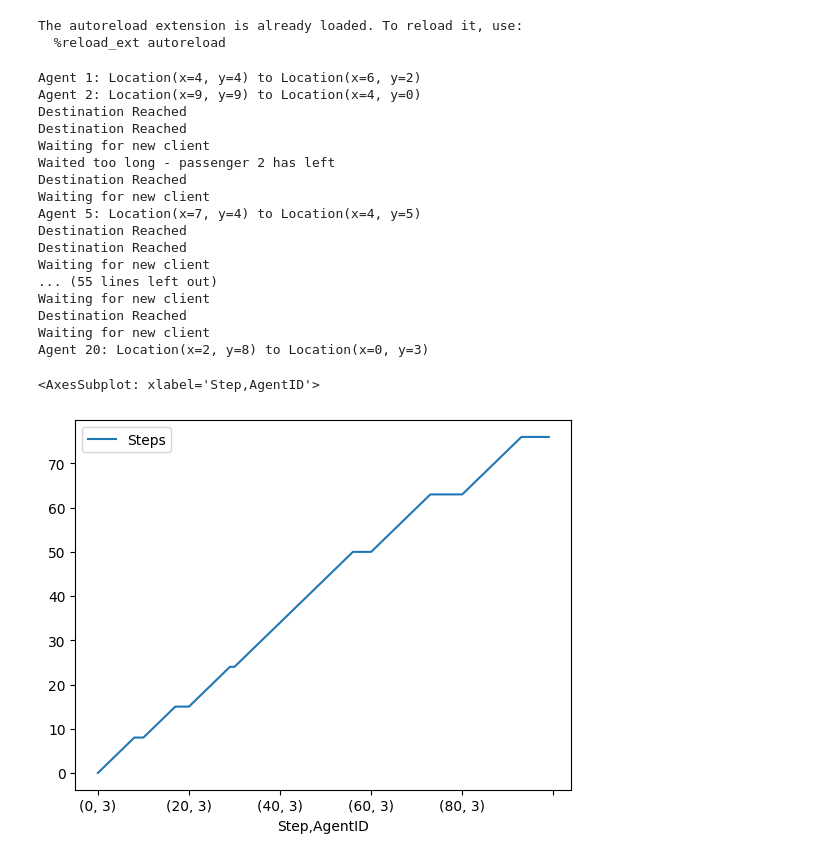
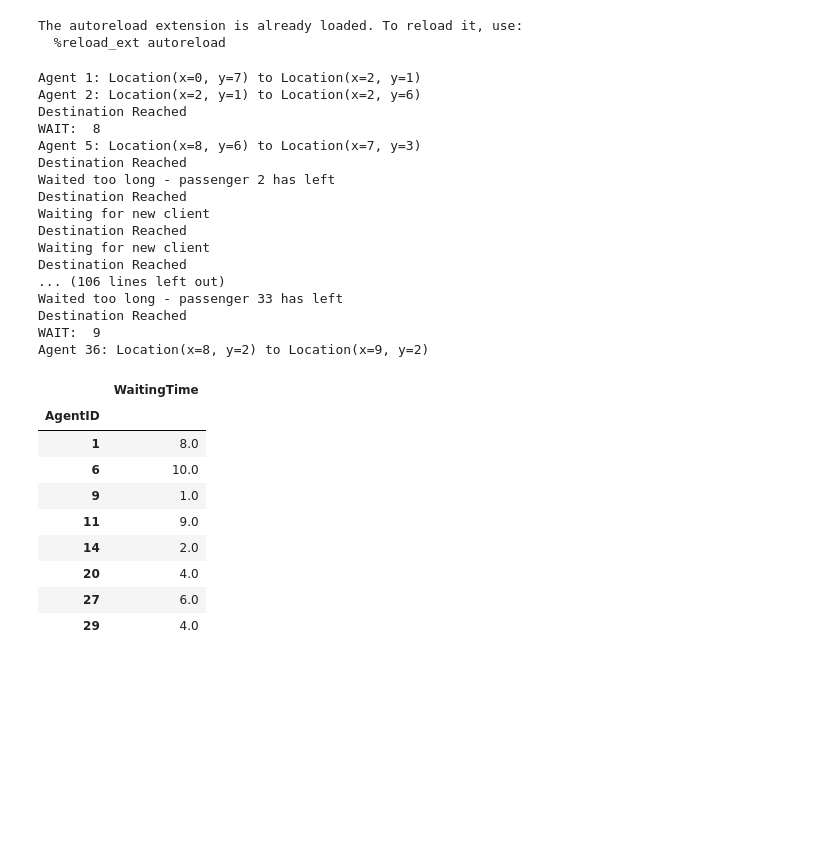
Before and after one commit to lokhei/Ridesharing-Simulation, a Jupyter notebook: TransportModel/TransportModelSimulation.ipynb, the cells around one changed output. Drawn from its saved outputs; the diff is of its cells as text; code cells hidden in the pictures; blank space fills up the shorter version.

```diff
--- a/TransportModel/TransportModelSimulation.ipynb
+++ b/TransportModel/TransportModelSimulation.ipynb
@@ -8,31 +8,23 @@ The autoreload extension is already loaded. To reload it, use:
   %reload_ext autoreload
 # %%
 model = TransportModel(2, 1, 10, 10)
-for i in range(100):
+for i in range(200):
     model.step()
 # %% [output]
-Agent 1: Location(x=4, y=4) to Location(x=6, y=2)
-Agent 2: Location(x=9, y=9) to Location(x=4, y=0)
+Agent 1: Location(x=0, y=7) to Location(x=2, y=1)
+Agent 2: Location(x=2, y=1) to Location(x=2, y=6)
 Destination Reached
+WAIT:  8
+Agent 5: Location(x=8, y=6) to Location(x=7, y=3)
 Destination Reached
-Waiting for new client
 Waited too long - passenger 2 has left
 Destination Reached
 Waiting for new client
-Agent 5: Location(x=7, y=4) to Location(x=4, y=5)
-Destination Reached
 Destination Reached
 Waiting for new client
-... (55 lines left out)
-Waiting for new client
 Destination Reached
-Waiting for new client
-Agent 20: Location(x=2, y=8) to Location(x=0, y=3)
+... (106 lines left out)
+Waited too long - passenger 33 has left
+Destination Reached
+WAIT:  9
+Agent 36: Location(x=8, y=2) to Location(x=9, y=2)
-# %%
-steps = model.datacollector.get_agent_vars_dataframe()
-steps = steps.dropna()
-steps.head()
-steps.plot()
-# %% [output]
-<AxesSubplot: xlabel='Step,AgentID'>
-[figure, removed]
@@ -38,0 +33,20 @@ steps.plot()
+# %%
+waiting = agents.dropna(subset="WaitingTime")
+waiting = waiting[waiting.WaitingTime != -1]
+
+
+waiting.reset_index(level=[0], inplace=True)
+waiting.drop(["Step", "Steps"], axis=1, inplace=True)
+
+waiting
+# %% [output]
+|  | WaitingTime |
+| AgentID |  |
+| 1 | 8.0 |
+| 6 | 10.0 |
+| 9 | 1.0 |
+| 11 | 9.0 |
+| 14 | 2.0 |
+| 20 | 4.0 |
+| 27 | 6.0 |
+| 29 | 4.0 |
```
Also changed, not shown: parts of 2 cells of this notebook, 2 other files.
